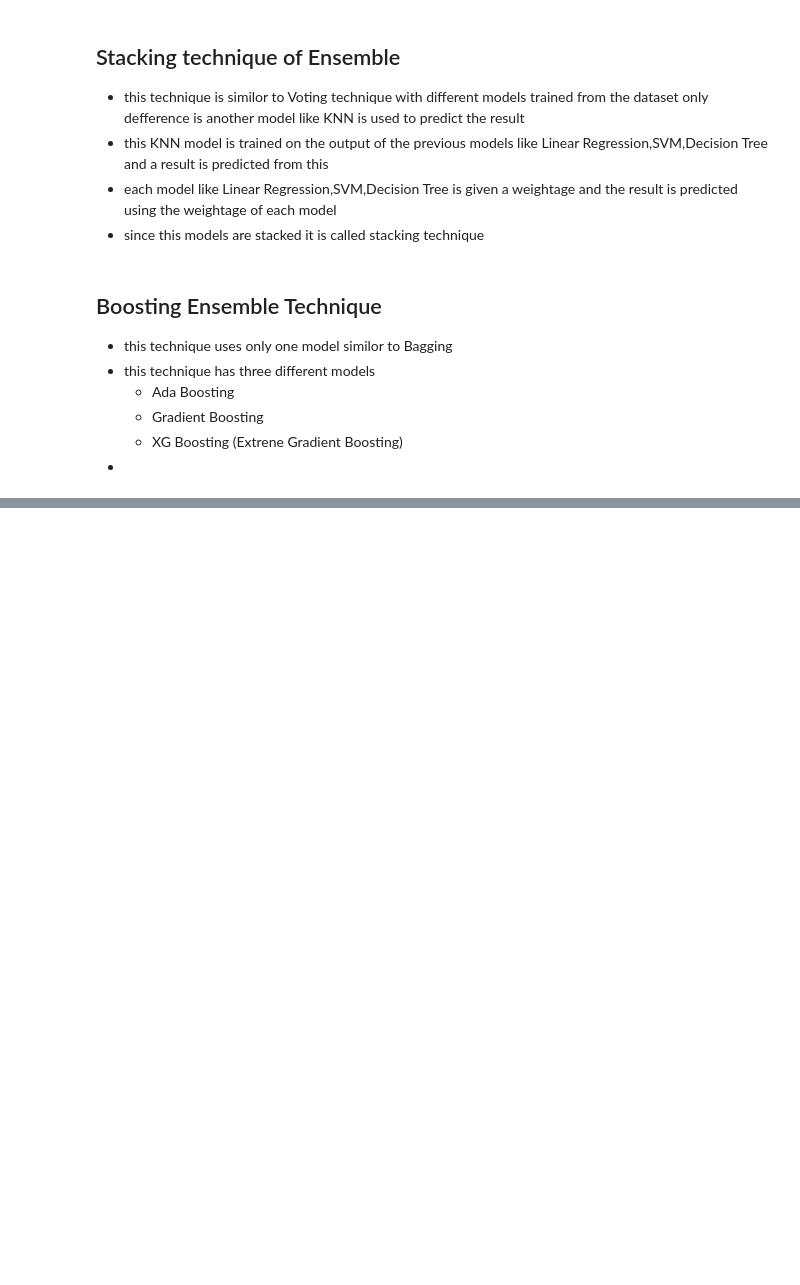
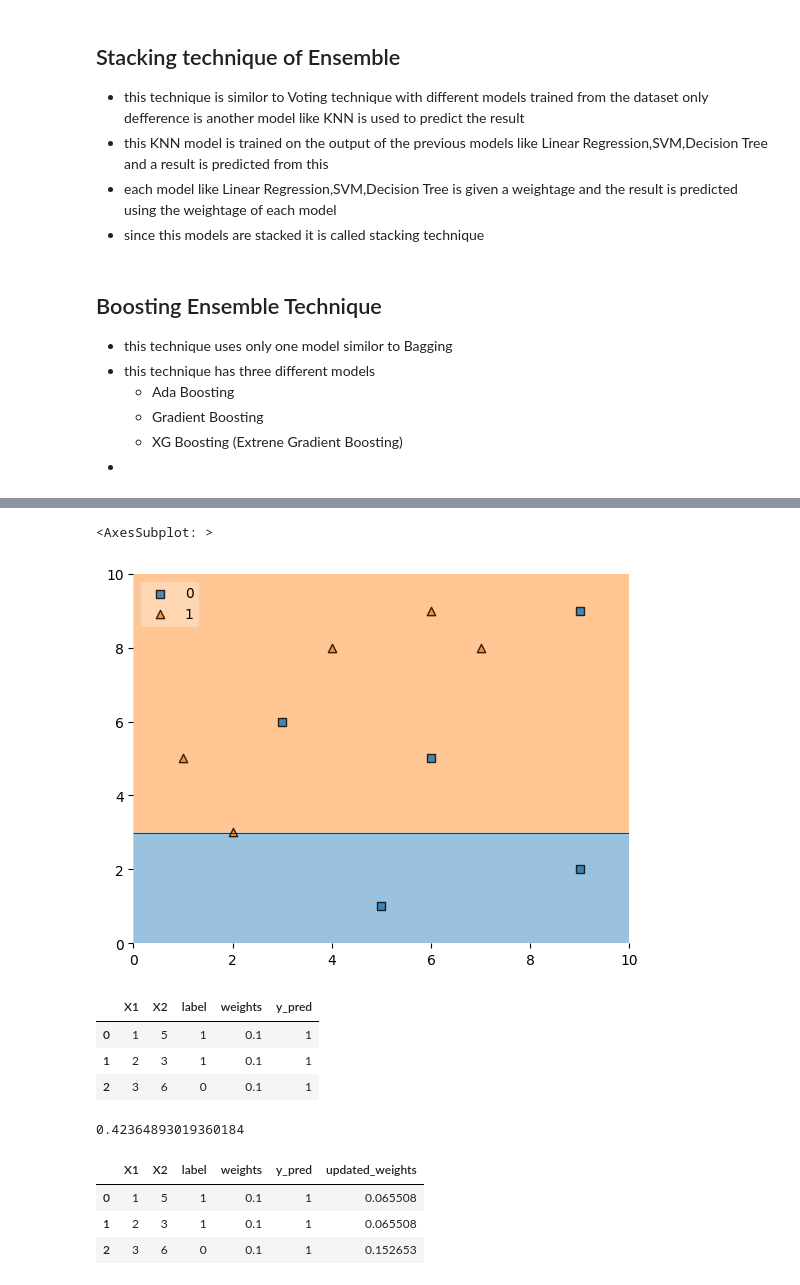
Before and after one commit to waseemofficial/Python-and-Scikit-Learn, a Jupyter notebook: Ensemble.ipynb, the cells around one changed output, grey strips where cells are left out. Drawn from its saved outputs; the diff is of its cells as text; code cells hidden in the pictures; blank space fills up the shorter version.

```diff
--- a/Ensemble.ipynb
+++ b/Ensemble.ipynb
@@ -37,0 +104,13 @@
+# %%
+plot_decision_regions(X,y,clf=dt1,legend=2)
+# %% [output]
+<AxesSubplot: >
+[figure, added]
+# %%
+df["y_pred"]=dt1.predict(X)
+df.head(3)
+# %% [output]
+|  | X1 | X2 | label | weights | y_pred |
+| 0 | 1 | 5 | 1 | 0.1 | 1 |
+| 1 | 2 | 3 | 1 | 0.1 | 1 |
+| 2 | 3 | 6 | 0 | 0.1 | 1 |
@@ -37,0 +120,6 @@
+# %%
+# Step 3 calculate model weights
+alpha1 = calculate_model_weights(0.3)
+alpha1
+# %% [output]
+0.42364893019360184
@@ -37,0 +134,8 @@
+# %%
+df["updated_weights"]=df.apply(update_row_weights,axis=1)
+df.head(3)
+# %% [output]
+|  | X1 | X2 | label | weights | y_pred | updated_weights |
+| 0 | 1 | 5 | 1 | 0.1 | 1 | 0.065508 |
+| 1 | 2 | 3 | 1 | 0.1 | 1 | 0.065508 |
+| 2 | 3 | 6 | 0 | 0.1 | 1 | 0.152653 |
```
Also changed, not shown: parts of 70 cells of this notebook, 23 other files.
